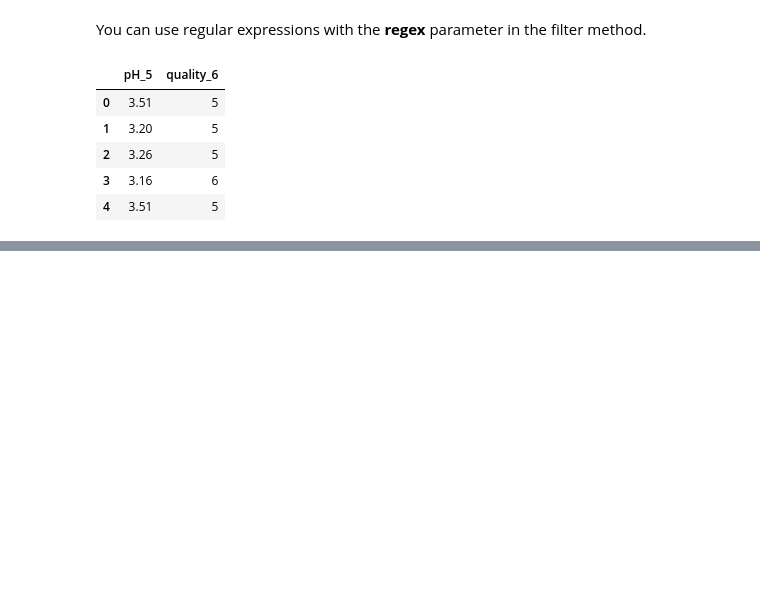
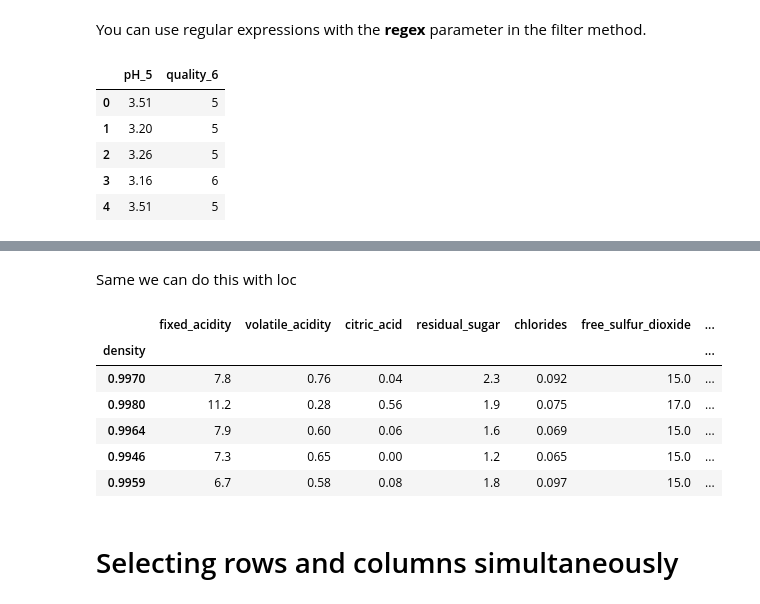
Before and after one commit to tixix/DataScience, a Jupyter notebook: Projects/Python Indexing Practice.ipynb, the cells around one changed output, grey strips where cells are left out. Cells and saved outputs as stored; diff of their text form; code cells hidden in the pictures; blank space fills up the shorter version.

```diff
--- a/Projects/Python Indexing Practice.ipynb
+++ b/Projects/Python Indexing Practice.ipynb
@@ -103,0 +245,16 @@ wine_df.filter(regex='\d').head()
+# %% [markdown]
+Same we can do this with loc
+# %%
+first = 0.9970
+last = 0.9959
+wine_df.loc[first:last]
+# %% [output]
+|  | fixed_acidity | volatile_acidity | citric_acid | residual_sugar | chlorides | free_sulfur_dioxide | ... |
+| density |  |  |  |  |  |  | ... |
+| 0.9970 | 7.8 | 0.76 | 0.04 | 2.3 | 0.092 | 15.0 | ... |
+| 0.9980 | 11.2 | 0.28 | 0.56 | 1.9 | 0.075 | 17.0 | ... |
+| 0.9964 | 7.9 | 0.60 | 0.06 | 1.6 | 0.069 | 15.0 | ... |
+| 0.9946 | 7.3 | 0.65 | 0.00 | 1.2 | 0.065 | 15.0 | ... |
+| 0.9959 | 6.7 | 0.58 | 0.08 | 1.8 | 0.097 | 15.0 | ... |
+# %% [markdown]
+# Selecting rows and columns simultaneously
```
Also changed, not shown: parts of 28 cells of this notebook.
